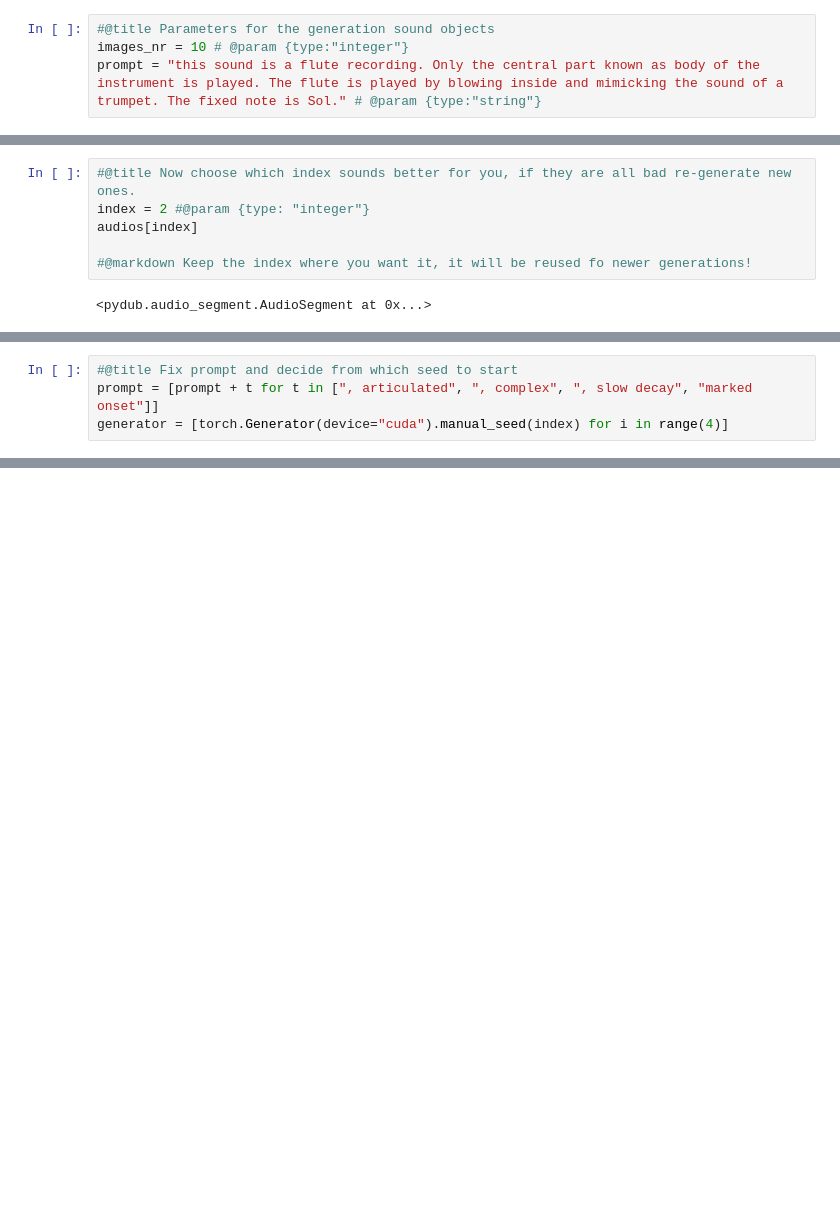
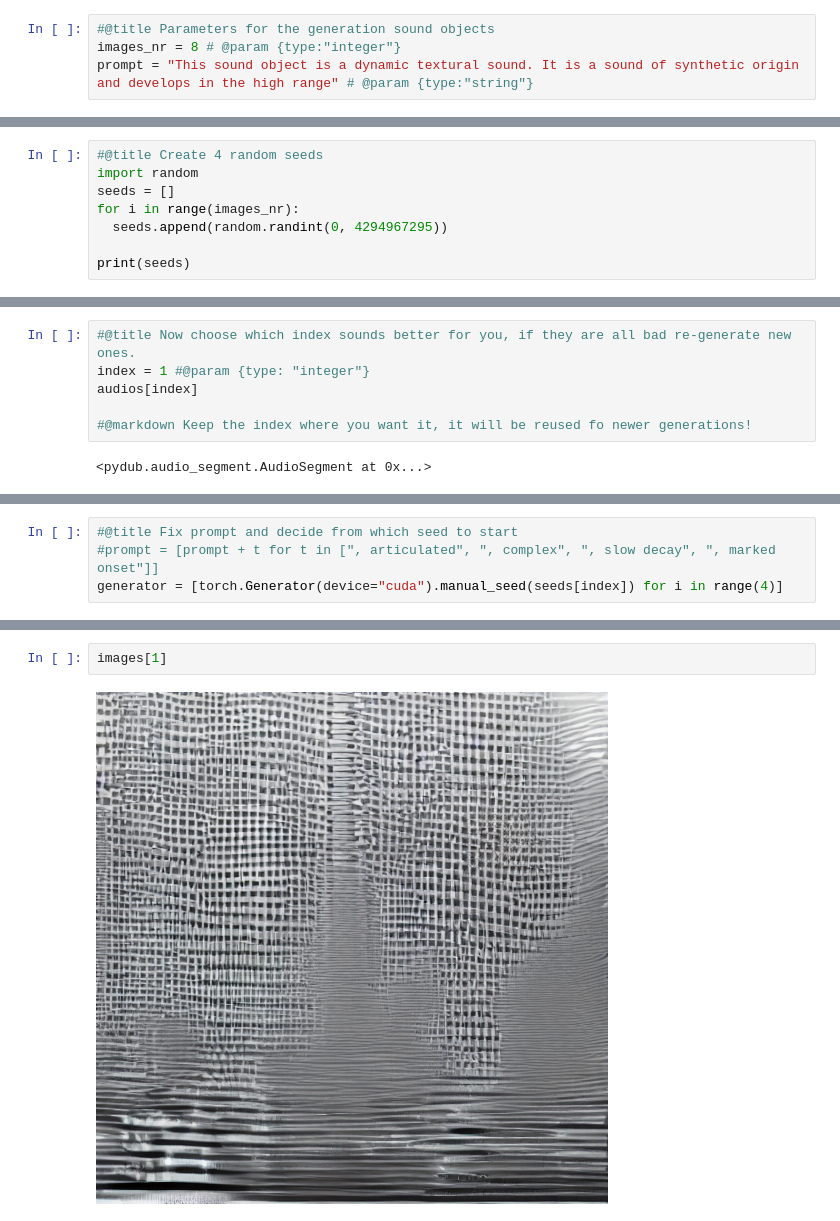
Before and after one commit to mauriziobrt/schaeffer-dataset, a Jupyter notebook: riffusion_generation_schaeffer.ipynb, the cells around one changed output, grey strips where cells are left out. Cells and saved outputs as stored; diff of their text form; blank space fills up the shorter version.

```diff
--- a/riffusion_generation_schaeffer.ipynb
+++ b/riffusion_generation_schaeffer.ipynb
@@ -39,5 +39,5 @@ Example captions:
 - "A pulsar synthesis articulated sound that starts with voice shimmering and ends with a granular synth, distorted"
 # %%
 #@title Parameters for the generation sound objects
-images_nr = 10 # @param {type:"integer"}
-prompt = "this sound is a flute recording. Only the central part known as body of the instrument is played. The flute is played by blowing inside and mimicking the sound of a trumpet. The fixed note is Sol." # @param {type:"string"}
+images_nr = 8 # @param {type:"integer"}
+prompt = "This sound object is a dynamic textural sound. It is a sound of synthetic origin and develops in the high range" # @param {type:"string"}
@@ -43,0 +46,8 @@ prompt = "this sound is a flute recording. Only the central part known as body o
+# %%
+#@title Create 4 random seeds
+import random
+seeds = []
+for i in range(images_nr):
+  seeds.append(random.randint(0, 4294967295))
+
+print(seeds)
@@ -55,6 +69,6 @@ for element in images:
 # %%
 #@title Now choose which index sounds better for you, if they are all bad re-generate new ones.
-index = 2 #@param {type: "integer"}
+index = 1 #@param {type: "integer"}
 audios[index]
 
 #@markdown Keep the index where you want it, it will be reused fo newer generations!
@@ -63,7 +81,7 @@ audios[index]
 # %%
 #@title Fix prompt and decide from which seed to start
-prompt = [prompt + t for t in [", articulated", ", complex", ", slow decay", "marked onset"]]
-generator = [torch.Generator(device="cuda").manual_seed(index) for i in range(4)]
+#prompt = [prompt + t for t in [", articulated", ", complex", ", slow decay", ", marked onset"]]
+generator = [torch.Generator(device="cuda").manual_seed(seeds[index]) for i in range(4)]
 # %%
 #@title Generate an example similar to the index you chose
 images = pipeline(prompt, generator=generator).images
@@ -73,2 +93,6 @@ for element in images:
+# %%
+images[1]
+# %% [output]
+[figure, added]
 # %%
 #@title Play the sounds you just generated
```
Also changed, not shown: parts of 7 cells of this notebook.
